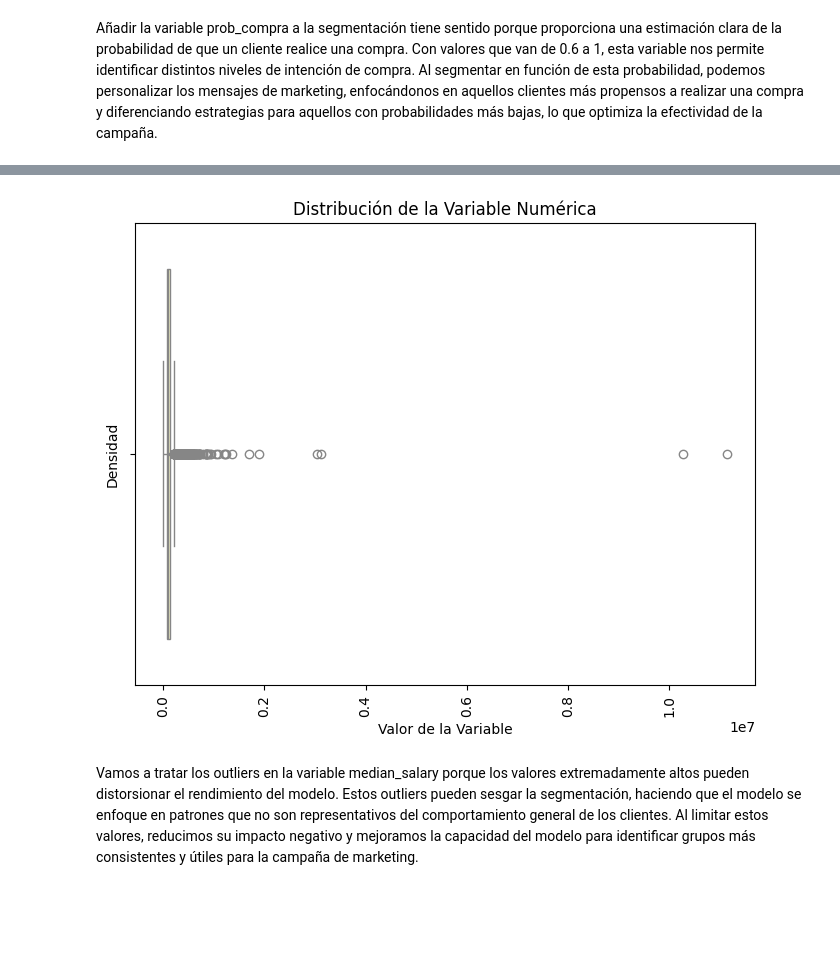
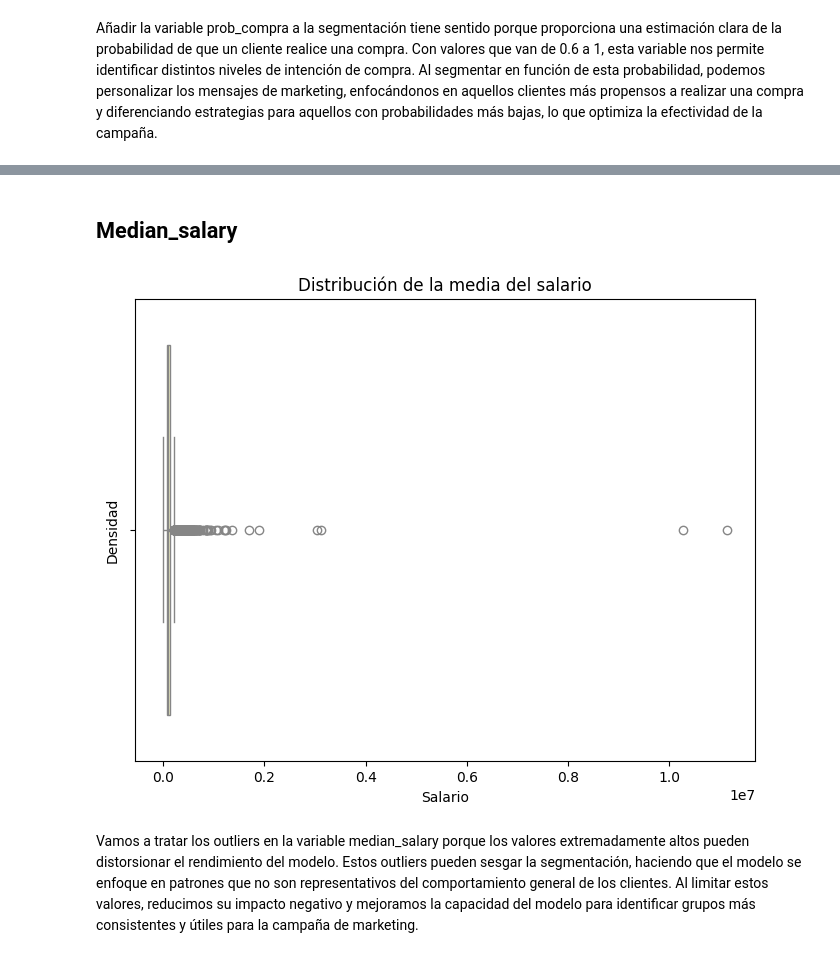
Before and after one commit to jascicz/easy_money_Project, a Jupyter notebook: Tarea_4_Personalizacion/Personalizacion.ipynb, the cells around one changed output, grey strips where cells are left out. Cells and saved outputs as stored; diff of their text form; code cells hidden in the pictures; blank space fills up the shorter version.

```diff
--- a/Tarea_4_Personalizacion/Personalizacion.ipynb
+++ b/Tarea_4_Personalizacion/Personalizacion.ipynb
@@ -291,14 +314,18 @@ df_joined.describe()
+# %%
+df_joined.drop('grupo_edad', axis=1, inplace=True)
+# %% [markdown]
+## Median_salary
 # %%
-# Supongamos que 'variable_numerica' es el nombre de tu columna numérica que va de 0 a 1
+# Grafica salario
 plt.figure(figsize=(8, 6))
 sns.boxplot(data=df_joined, x='median_salary', color='green',  palette='Spectral')
-plt.title('Distribución de la Variable Numérica')
-plt.xlabel('Valor de la Variable')
+plt.title('Distribución de la media del salario')
+plt.xlabel('Salario')
 plt.ylabel('Densidad')
-plt.xticks(rotation=90)
+plt.xticks(rotation=0)
 plt.show()
 # %% [output]
-[figure, old version]
+[figure, new version]
 # %% [markdown]
 Vamos a tratar los outliers en la variable median_salary porque los valores extremadamente altos pueden distorsionar el rendimiento del modelo. Estos outliers pueden sesgar la segmentación, haciendo que el modelo se enfoque en patrones que no son representativos del comportamiento general de los clientes. Al limitar estos valores, reducimos su impacto negativo y mejoramos la capacidad del modelo para identificar grupos más consistentes y útiles para la campaña de marketing.
 # %%
```
Also changed, not shown: parts of 59 cells of this notebook.
